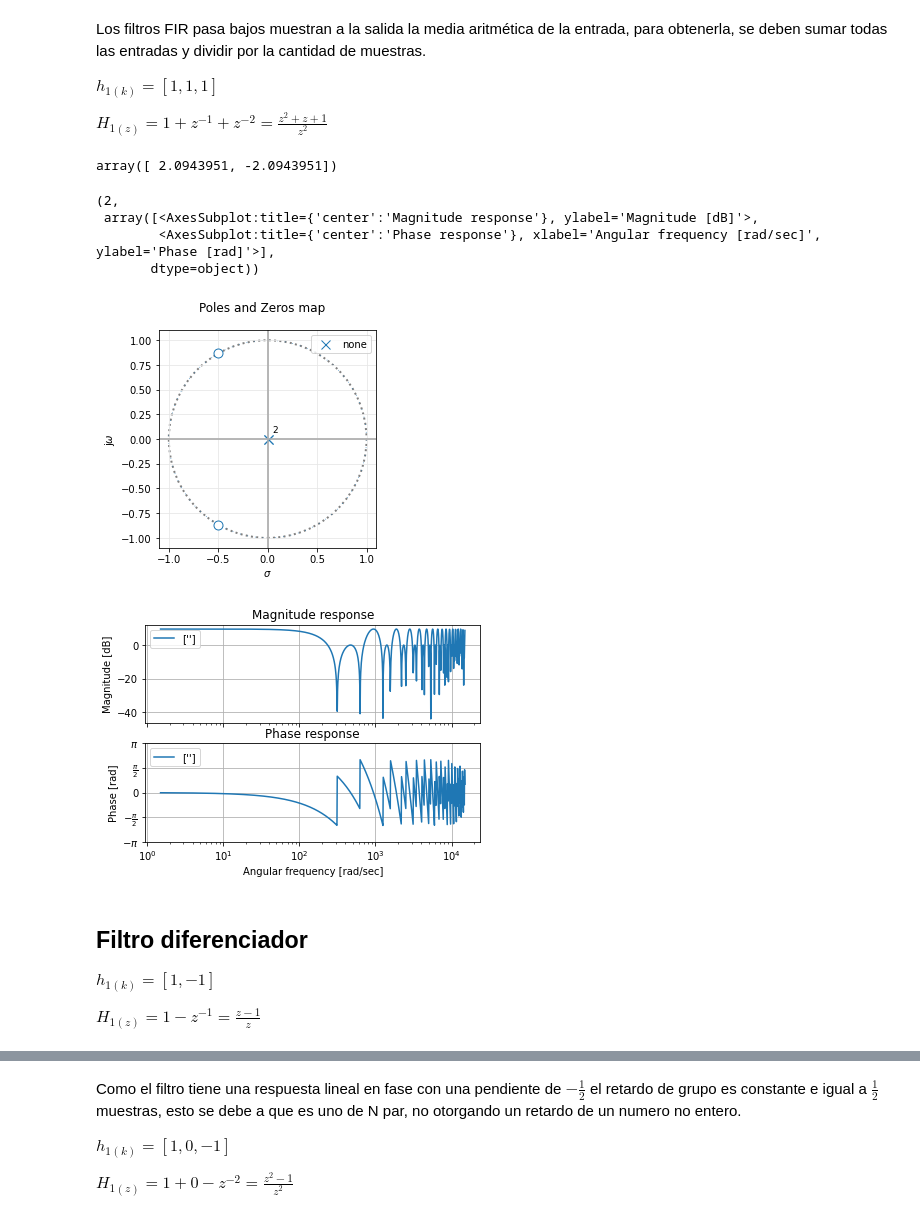
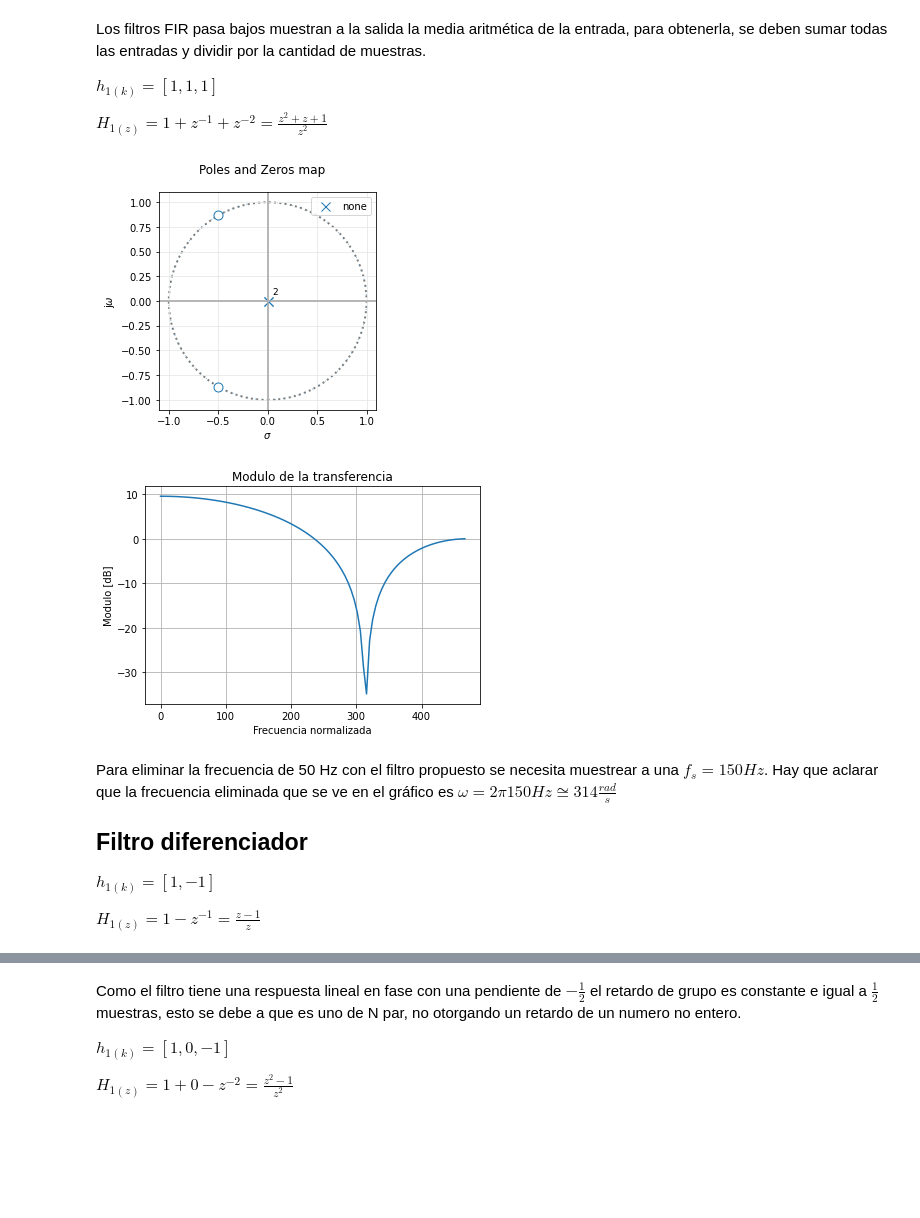
Before and after one commit to FrancoCaprarulo/CapraruloFrancoTCIIGit, a Jupyter notebook: TrabajoSemanal8_CapraruloFranco.ipynb, the cells around one changed output, grey strips where cells are left out. Saved outputs shown, nothing was run; the diff lists cells and outputs as text; code cells hidden in the pictures; blank space fills up the shorter version.

```diff
--- a/TrabajoSemanal8_CapraruloFranco.ipynb
+++ b/TrabajoSemanal8_CapraruloFranco.ipynb
@@ -184,29 +224,34 @@ Los filtros FIR pasa bajos muestran a la salida la media aritmética de la entra
 $ h_{1(k)} = [1,1,1] $
 
 $ H_{1(z)} = 1+z^{-1}+z^{-2} = \frac{z^2+z+1}{z^2} $
-# %%
-numz =  np.array([1, 1, 1])
-denz =  np.array([1, 0, 0])
-
-np.angle(np.roots(numz))
-# %% [output]
-array([ 2.0943951, -2.0943951])
 # %%
 fs = 150
+numz =  np.array([1, 1, 1])
+denz =  np.array([1, 0, 0])
 
-my_df = sig.TransferFunction(numz, denz, dt=1/fs)
+digital_filter = sig.TransferFunction( numz, denz, dt=1/fs)
 
-pzmap(my_df, annotations = False,  fig_id=1)
+ww, module, phase = digital_filter.bode()
 
-bodePlot(my_df, fig_id=2)
+sig.dbode
+
+pzmap(digital_filter, annotations = False,  fig_id=1)
+
+plt.figure()
+
+plt.plot(ww, module)
+
+plt.title('Modulo de la transferencia')
+plt.xlabel('Frecuencia normalizada')
+plt.ylabel('Modulo [dB]')
+plt.grid(which='both', axis='both')
 # %% [output]
-(2,
- array([<AxesSubplot:title={'center':'Magnitude response'}, ylabel='Magnitude [dB]'>,
-        <AxesSubplot:title={'center':'Phase response'}, xlabel='Angular frequency [rad/sec]', ylabel='Phase [rad]'>],
-       dtype=object))
 [figure]
-[figure, old version]
+[figure, new version]
 # %% [markdown]
+Para eliminar la frecuencia de 50 Hz con el filtro propuesto se necesita muestrear a una $f_s = 150Hz$.
+Hay que aclarar que la frecuencia eliminada que se ve en el gráfico es $\omega = 2\pi150Hz \cong 314\frac{rad}{s} $
+
 ## Filtro diferenciador
 
 $ h_{1(k)} = [1,-1] $
```
Also changed, not shown: parts of 10 cells of this notebook.
